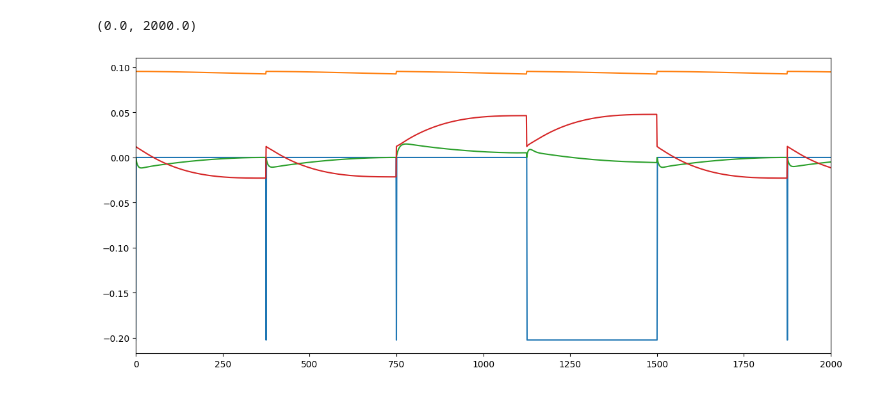
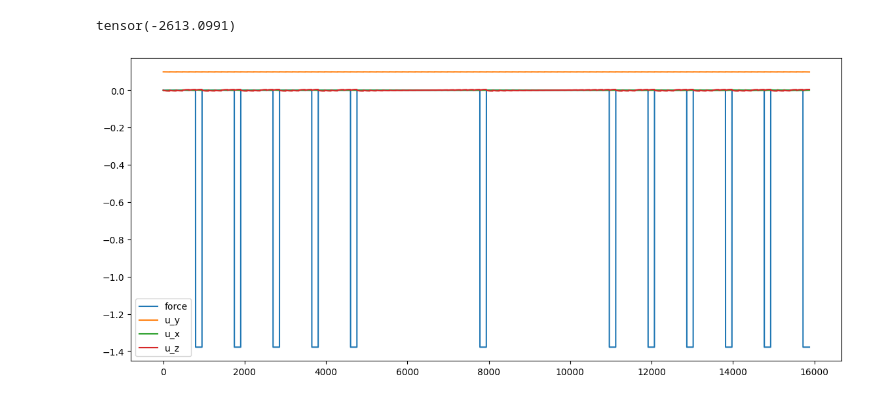
Before and after one commit to bartutuncay/mpnn_fem, a Jupyter notebook: train_1130_nodes.ipynb, the cells around one changed output. Cells and saved outputs as stored; diff of their text form; code cells hidden in the pictures.

```diff
--- a/train_1130_nodes.ipynb
+++ b/train_1130_nodes.ipynb
@@ -339,7 +363,7 @@ import matplotlib.pyplot as plt
 import numpy as np
 import torch
 
-out_samples = torch.load("../base/test_dataset/preds_1203.pt",weights_only=False)
+out_samples = torch.load("../base/test_dataset/preds_1204.pt",weights_only=False)
 sample = 3
 
 fig = plt.figure(figsize=(10, 6))
@@ -351,12 +375,12 @@ plt.title(f'Sample {sample}',fontsize=10)
 
 #ax.plot_trisurf(V[:,0],V[:,1],V[:,2],triangles=F,edgecolor='#888888',linewidth=lw,antialiased=True,color='#dddddd',alpha=0.1)
 
-vis_scale = 1
+vis_scale = 1000
 
 pos_init = out_samples[sample]['nodes']['pos']
 pos_true = pos_init+out_samples[sample]['nodes']['y_u']*vis_scale
 pos_pred = pos_init+out_samples[sample]['nodes']['pred_u']*vis_scale
-pos_diff = np.linalg.norm(pos_true-pos_pred,axis=-1)
+pos_diff = np.linalg.norm(pos_true-pos_pred,axis=-1)/vis_scale
 
 #force_true = out_samples[sample]['nodes']['y_fint']
 #force_pred = out_samples[sample]['nodes']['pred_fint']
@@ -365,13 +389,13 @@ pos_diff = np.linalg.norm(pos_true-pos_pred,axis=-1)
 #sc = ax.scatter(pos_init[:,0],pos_init[:,1],pos_init[:,2],s=2,marker='s',c='#1111dd',alpha=0.2,depthshade=True)
 #sc2 = ax.scatter(pos_true[:,0],pos_true[:,1],pos_true[:,2],s=2,marker='s',c='#11dd11',alpha=0.1,depthshade=True)
 #sc3 = ax.scatter(pos_pred[:,0],pos_pred[:,1],pos_pred[:,2],s=2,marker='s',c='#dd1111',alpha=0.2,depthshade=True)
-sc = ax.scatter(pos_init[:,0],pos_init[:,1],pos_init[:,2],s=10,marker='s',c=pos_diff,cmap='jet',alpha=0.2,depthshade=True)
+sc = ax.scatter(pos_true[:,0],pos_true[:,1],pos_true[:,2],s=10,marker='s',c=pos_diff,cmap='jet',alpha=0.2,depthshade=True)
 plt.colorbar(sc, ax=ax, label='u_diff [mm]')
 ax.set_xlabel('X')
 ax.set_ylabel('Y')
 ax.set_zlabel('Z')
 
-ax.view_init(elev=40, azim=105)
+ax.view_init(elev=40, azim=20)
 ranges = np.ptp(out_samples[sample]['nodes']['pos'].T, axis=1)
 ax.set_box_aspect(ranges)
 
@@ -381,15 +405,15 @@ fig = plt.figure(figsize=(10, 6))
 ax = fig.add_subplot(111, projection='3d')
 plt.title(f'Sample {sample}',fontsize=10)
 
-#sc = ax.scatter(pos_init[:,0],pos_init[:,1],pos_init[:,2],s=10,marker='s',c=force_diff,cmap='plasma',alpha=0.2,depthshade=True)
+sc = ax.scatter(pos_init[:,0],pos_init[:,1],pos_init[:,2],s=10,marker='s',c='#1111dd',alpha=0.2,depthshade=True)
 plt.colorbar(sc, ax=ax, label='force_diff [N]')
-#sc2 = ax.scatter(pos_true[:,0],pos_true[:,1],pos_true[:,2],s=2,marker='s',c='#11dd11',alpha=0.1,depthshade=True)
+sc2 = ax.scatter(pos_true[:,0],pos_true[:,1],pos_true[:,2],s=2,marker='s',c='#11dd11',alpha=0.1,depthshade=True)
 
 ax.set_xlabel('X')
 ax.set_ylabel('Y')
 ax.set_zlabel('Z')
 
-ax.view_init(elev=40, azim=45)
+ax.view_init(elev=40, azim=15)
 ranges = np.ptp(out_samples[sample]['nodes']['pos'].T, axis=1)
 ax.set_box_aspect(ranges)
 
@@ -456,12 +480,14 @@ Widget(value='<iframe src="http://localhost:65356/index.html?ui=P_0x188ddfcb350_
 # %%
 import matplotlib.pyplot as plt
 
 plt.figure(figsize=(14,6))
-plt.plot(out_samples[sample]['nodes']['fext'][:,1])
-plt.plot(out_samples[sample]['nodes']['y_u'][:,1])
-plt.plot(out_samples[sample]['nodes']['y_u'][:,0])
-plt.plot(out_samples[sample]['nodes']['y_u'][:,2])
-plt.xlim(0,2000)
+plt.plot(out_samples[sample]['nodes']['fext'][:,1],label='force')
+plt.plot(out_samples[sample]['nodes']['y_u'][:,1],label='u_y')
+plt.plot(out_samples[sample]['nodes']['y_u'][:,0],label='u_x')
+plt.plot(out_samples[sample]['nodes']['y_u'][:,2],label='u_z')
+plt.legend()
+#plt.xlim(0,2000)
+print(out_samples[sample]['nodes']['fext'].sum())
 # %% [output]
-(0.0, 2000.0)
+tensor(-2613.0991)
-[figure, old version]
+[figure, new version]
```
Also changed, not shown: parts of 8 cells of this notebook.
